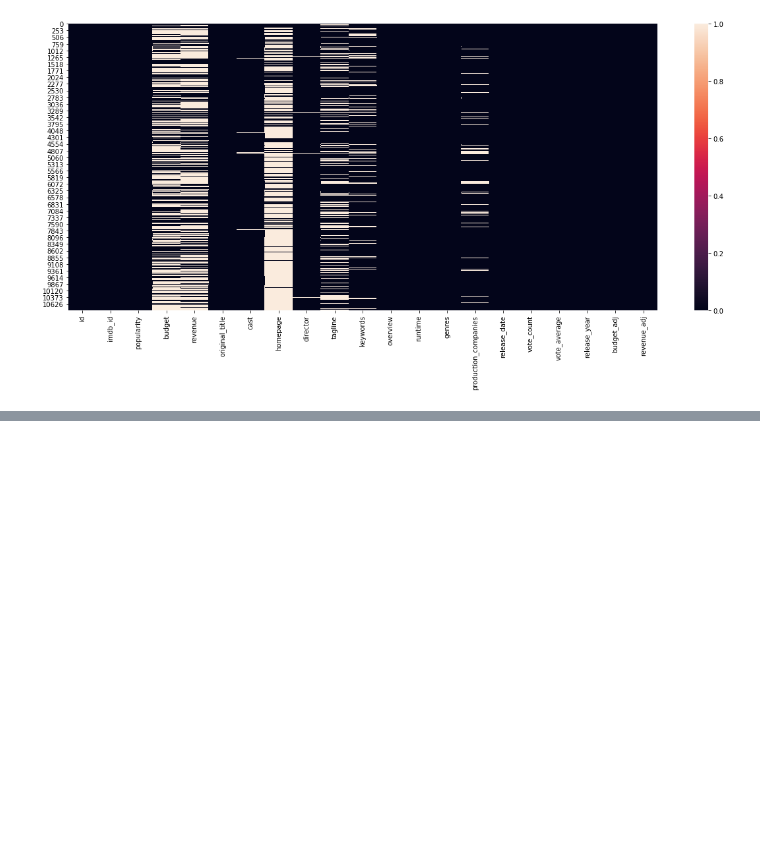
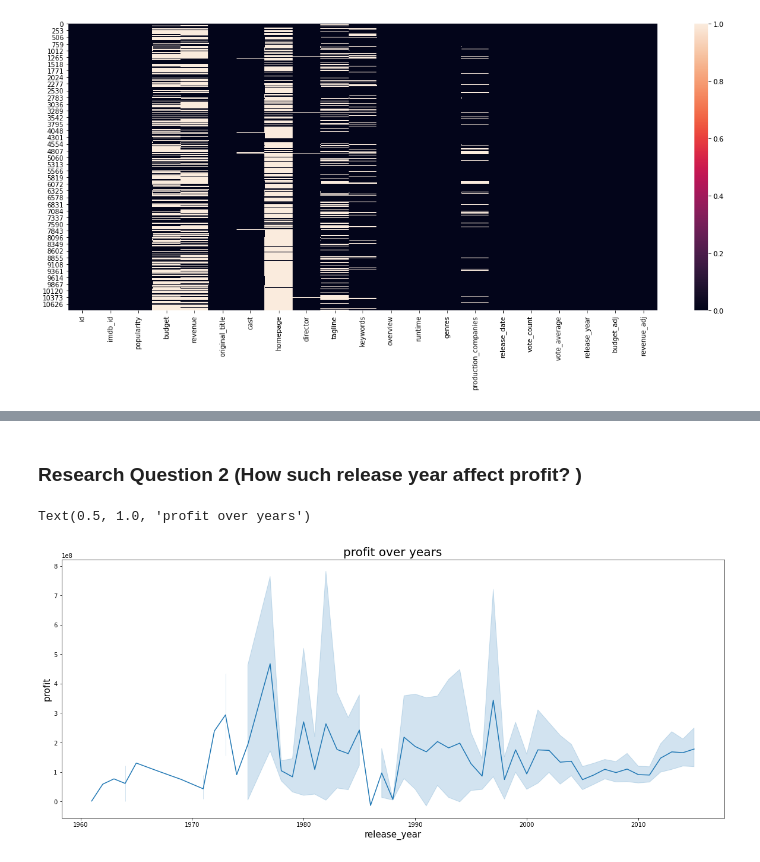
Before and after one commit to johnbeniamin/TMDB, a Jupyter notebook: investigate-a-dataset-template.ipynb, the cells around one changed output, grey strips where cells are left out. Cells and saved outputs as stored; diff of their text form; code cells hidden in the pictures; blank space fills up the shorter version.

```diff
--- a/investigate-a-dataset-template.ipynb
+++ b/investigate-a-dataset-template.ipynb
@@ -128,0 +137,9 @@ sns.lineplot(data=df, x="release_year", y="profit")
+# %% [markdown]
+### Research Question 2  (How such release year affect profit? )
+# %%
+# we can clearly solve this question by the line plot
+sns.lineplot(data=df, x="release_year", y="profit")
+plt.title("profit over years")
+# %% [output]
+Text(0.5, 1.0, 'profit over years')
+[figure, added]
```
Also changed, not shown: parts of 22 cells of this notebook, 1 other file.
